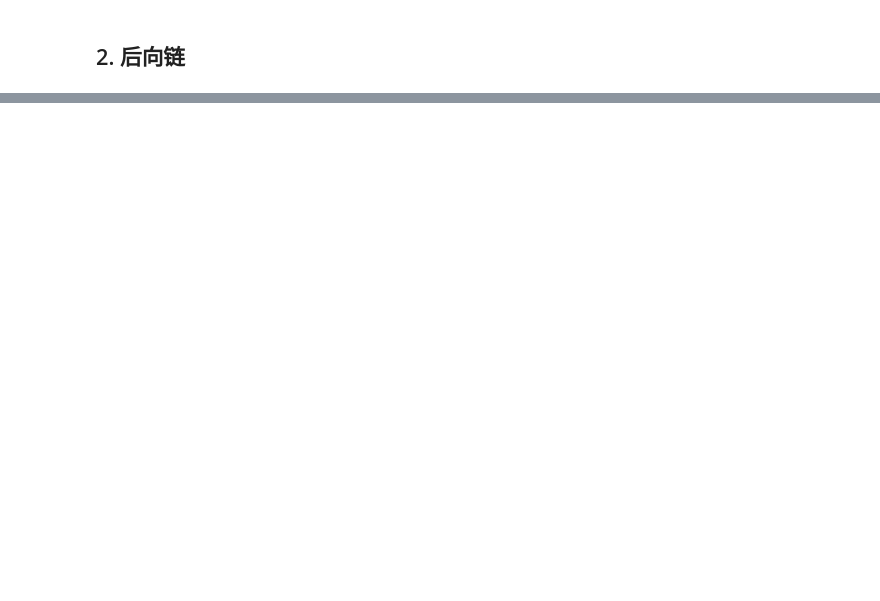
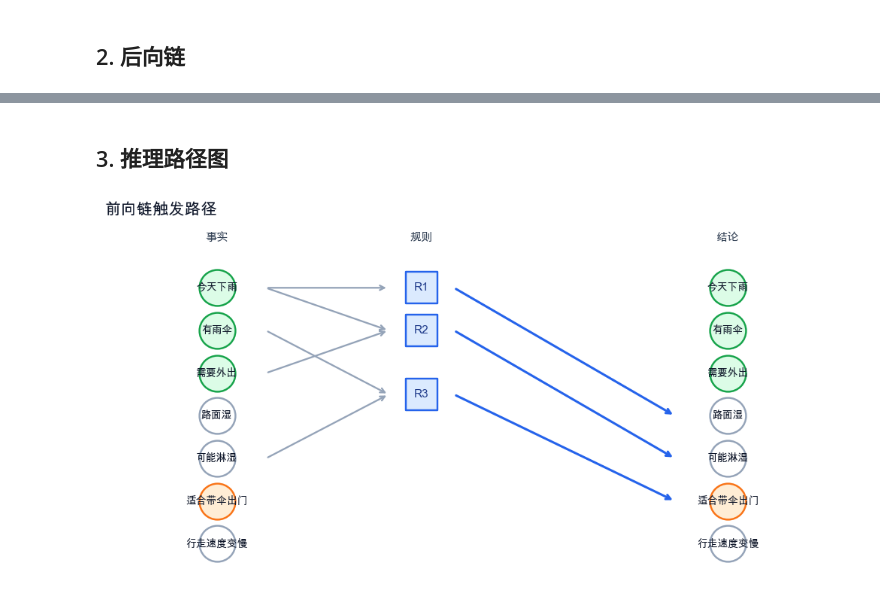
Before and after one commit to zhesun-0209/ai-thinking-labs, a Jupyter notebook: notebooks/ch06_forward_backward_chain.ipynb, the cells around one changed output, grey strips where cells are left out. Drawn from its saved outputs; the diff is of its cells as text; code cells hidden in the pictures; blank space fills up the shorter version.

```diff
--- a/notebooks/ch06_forward_backward_chain.ipynb
+++ b/notebooks/ch06_forward_backward_chain.ipynb
@@ -98,0 +216,65 @@ display(backward_chain_table())
+# %% [markdown]
+## 3. 推理路径图
+# %%
+# 画出规则触发路径：绿色节点来自初始事实，蓝色节点是推理得到的新事实。
+def draw_rule_flow(initial_facts, rules, trace, title):
+    used_rules = set(trace.get("触发规则", [])) | set(trace.get("使用规则", []))
+    used_rules.discard("初始事实")
+    used_rules.discard("无可用规则")
+    used_rules.discard("循环依赖")
+
+    fact_order = list(dict.fromkeys(
+        list(sorted(initial_facts)) + [rule["then"] for rule in rules] + [goal]
+    ))
+    y_lookup = {fact: i for i, fact in enumerate(reversed(fact_order))}
+
+    fig, ax = plt.subplots(figsize=(9.2, 4.8))
+    ax.set_facecolor("#fbfcfd")
+
+    for rule in rules:
+        if rule["id"] not in used_rules:
+            continue
+        rx = 1.0
+        ry = sum(y_lookup[fact] for fact in rule["facts"]) / len(rule["facts"])
+        ax.scatter(rx, ry, s=760, marker="s", color="#dbeafe", edgecolor="#2563eb", linewidth=1.6, zorder=3)
+        ax.text(rx, ry, rule["id"], ha="center", va="center", fontweight="bold", color="#1e3a8a", zorder=4)
+        for fact in rule["facts"]:
+            ax.annotate(
+                "",
+                xy=(rx - 0.16, ry),
+                xytext=(0.24, y_lookup[fact]),
+                arrowprops={"arrowstyle": "->", "color": "#94a3b8", "lw": 1.5},
+            )
+        ax.annotate(
+            "",
+            xy=(2.24, y_lookup[rule["then"]]),
+            xytext=(rx + 0.16, ry),
+            arrowprops={"arrowstyle": "->", "color": "#2563eb", "lw": 2.0},
+        )
+
+    for fact, y in y_lookup.items():
+        is_initial = fact in initial_facts
+        is_goal = fact == goal
+        color = "#dcfce7" if is_initial else "#ffffff"
+        edge = "#16a34a" if is_initial else "#94a3b8"
+        if is_goal:
+            color, edge = "#ffedd5", "#f97316"
+        ax.scatter(0, y, s=980, color=color, edgecolor=edge, linewidth=1.6, zorder=3)
+        ax.scatter(2.5, y, s=980, color=color, edgecolor=edge, linewidth=1.6, zorder=3)
+        ax.text(0, y, fact, ha="center", va="center", fontsize=9, color="#0f172a", zorder=4)
+        ax.text(2.5, y, fact, ha="center", va="center", fontsize=9, color="#0f172a", zorder=4)
+
+    ax.text(0, len(y_lookup) + 0.1, "事实", ha="center", fontweight="bold", color="#334155")
+    ax.text(1.0, len(y_lookup) + 0.1, "规则", ha="center", fontweight="bold", color="#334155")
+    ax.text(2.5, len(y_lookup) + 0.1, "结论", ha="center", fontweight="bold", color="#334155")
+    ax.set_title(title, loc="left", fontsize=14, fontweight="bold", color="#0f172a")
+    ax.set_xlim(-0.55, 3.05)
+    ax.set_ylim(-0.75, len(y_lookup) + 0.55)
+    ax.axis("off")
+    plt.tight_layout()
+    plt.show()
+
+
+draw_rule_flow(initial_facts, rules, forward_trace, "前向链触发路径")
+# %% [output]
+[figure, added]
```
Also changed, not shown: parts of 11 cells of this notebook, 48 other files.
